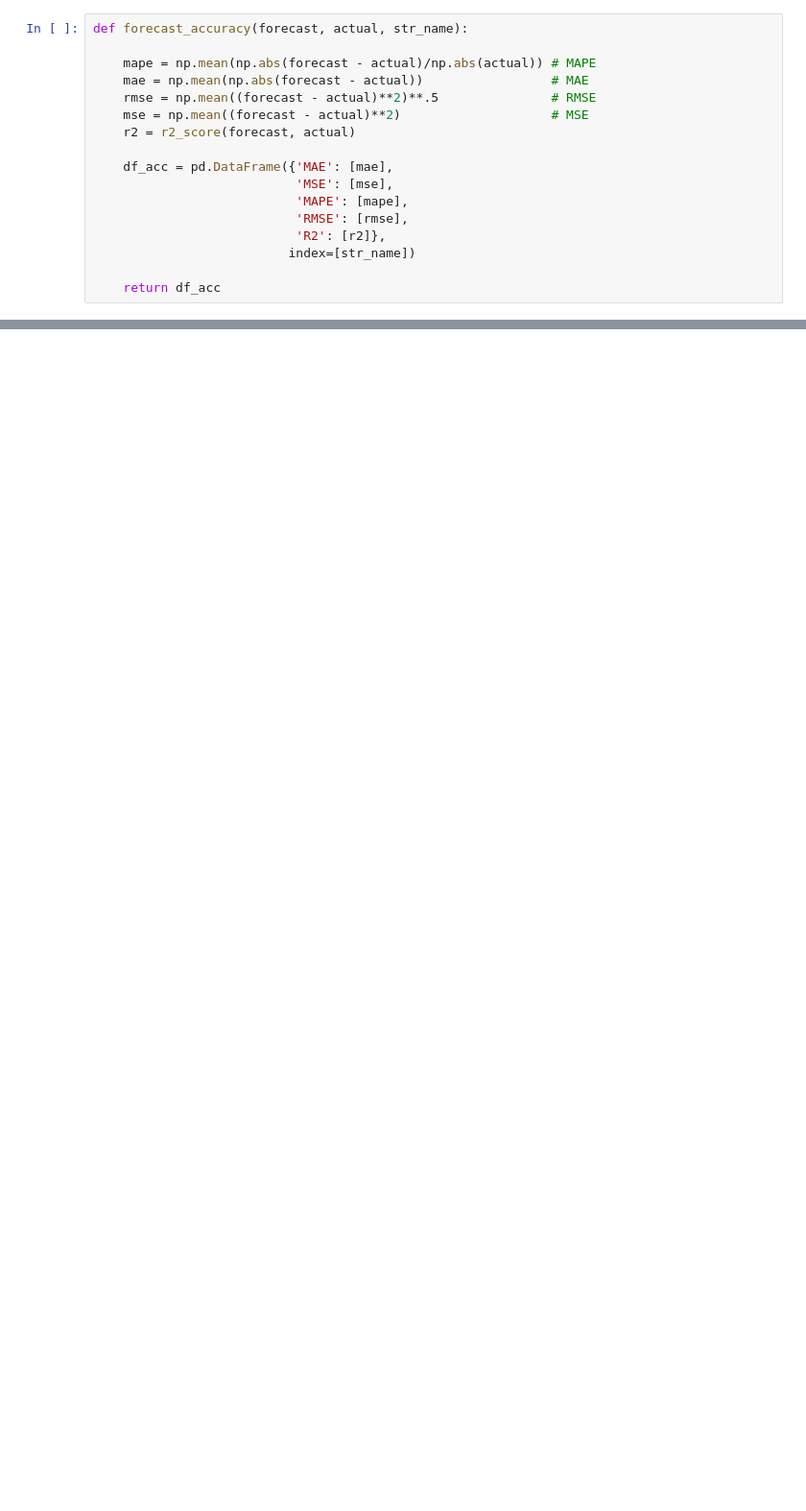
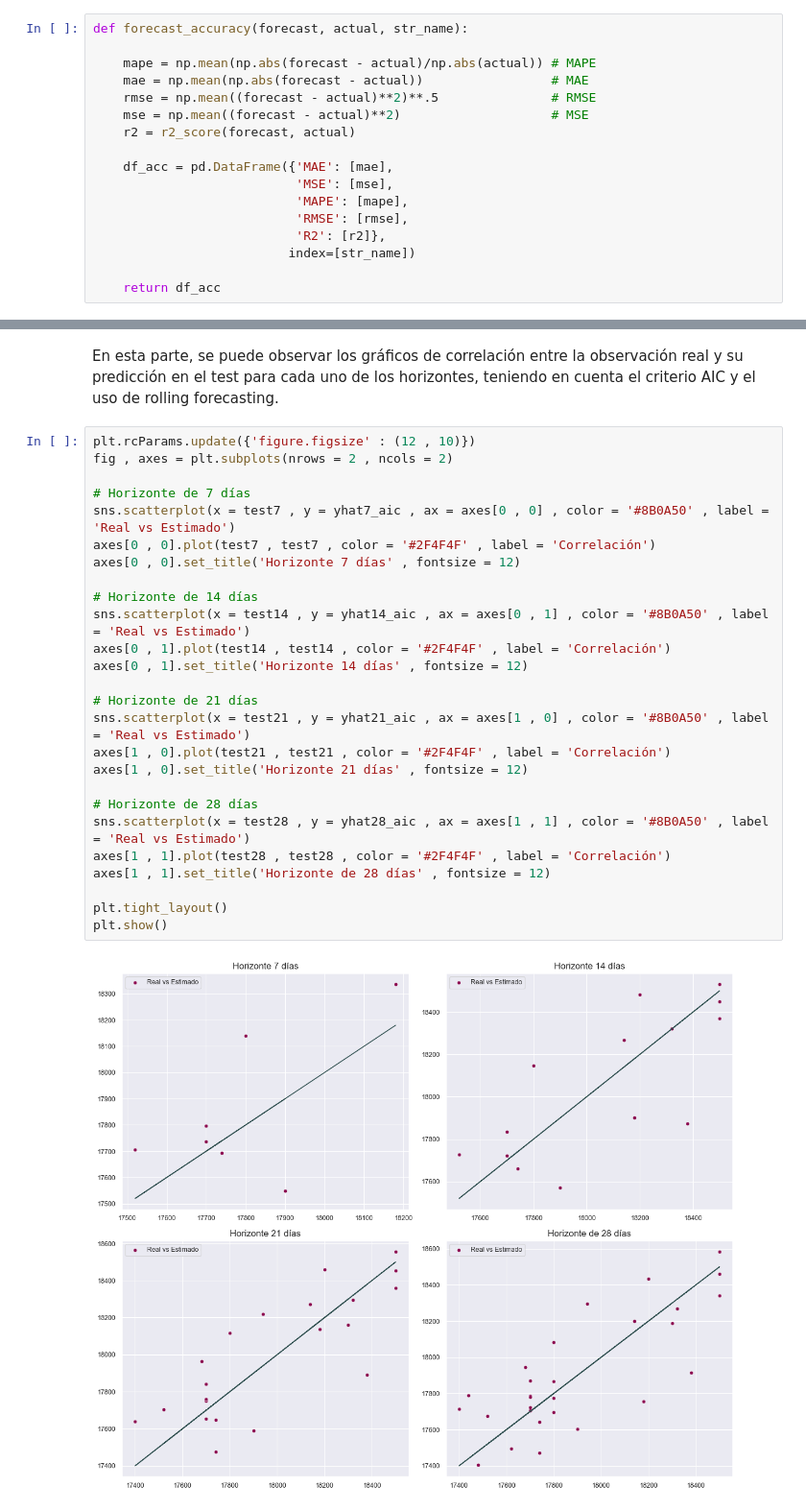
Before and after one commit to kmarcela11/VisualizacionCorte2, a Jupyter notebook: _sources/Act1_KC.ipynb, the cells around one changed output, grey strips where cells are left out. Shown at 96% size. Drawn from its saved outputs; the diff is of its cells as text; blank space fills up the shorter version.

```diff
--- a/_sources/Act1_KC.ipynb
+++ b/_sources/Act1_KC.ipynb
@@ -459,0 +733,30 @@ yhat28: list = arima_rolling(train_list, test28, order)
+# %% [markdown]
+En esta parte, se puede observar los gráficos de correlación entre la observación real y su predicción en el test para cada uno de los horizontes, teniendo en cuenta el criterio AIC y el uso de rolling forecasting.
+# %%
+plt.rcParams.update({'figure.figsize' : (12 , 10)})
+fig , axes = plt.subplots(nrows = 2 , ncols = 2)
+
+# Horizonte de 7 días
+sns.scatterplot(x = test7 , y = yhat7_aic , ax = axes[0 , 0] , color = '#8B0A50' , label = 'Real vs Estimado')
+axes[0 , 0].plot(test7 , test7 , color = '#2F4F4F' , label = 'Correlación')
+axes[0 , 0].set_title('Horizonte 7 días' , fontsize = 12)
+
+# Horizonte de 14 días
+sns.scatterplot(x = test14 , y = yhat14_aic , ax = axes[0 , 1] , color = '#8B0A50' , label = 'Real vs Estimado')
+axes[0 , 1].plot(test14 , test14 , color = '#2F4F4F' , label = 'Correlación')
+axes[0 , 1].set_title('Horizonte 14 días' , fontsize = 12)
+
+# Horizonte de 21 días
+sns.scatterplot(x = test21 , y = yhat21_aic , ax = axes[1 , 0] , color = '#8B0A50' , label = 'Real vs Estimado')
+axes[1 , 0].plot(test21 , test21 , color = '#2F4F4F' , label = 'Correlación')
+axes[1 , 0].set_title('Horizonte 21 días' , fontsize = 12)
+
+# Horizonte de 28 días
+sns.scatterplot(x = test28 , y = yhat28_aic , ax = axes[1 , 1] , color = '#8B0A50' , label = 'Real vs Estimado')
+axes[1 , 1].plot(test28 , test28 , color = '#2F4F4F' , label = 'Correlación')
+axes[1 , 1].set_title('Horizonte de 28 días' , fontsize = 12)
+
+plt.tight_layout()
+plt.show()
+# %% [output]
+[figure, added]
```
Also changed, not shown: parts of 139 cells of this notebook, 15 other files.
